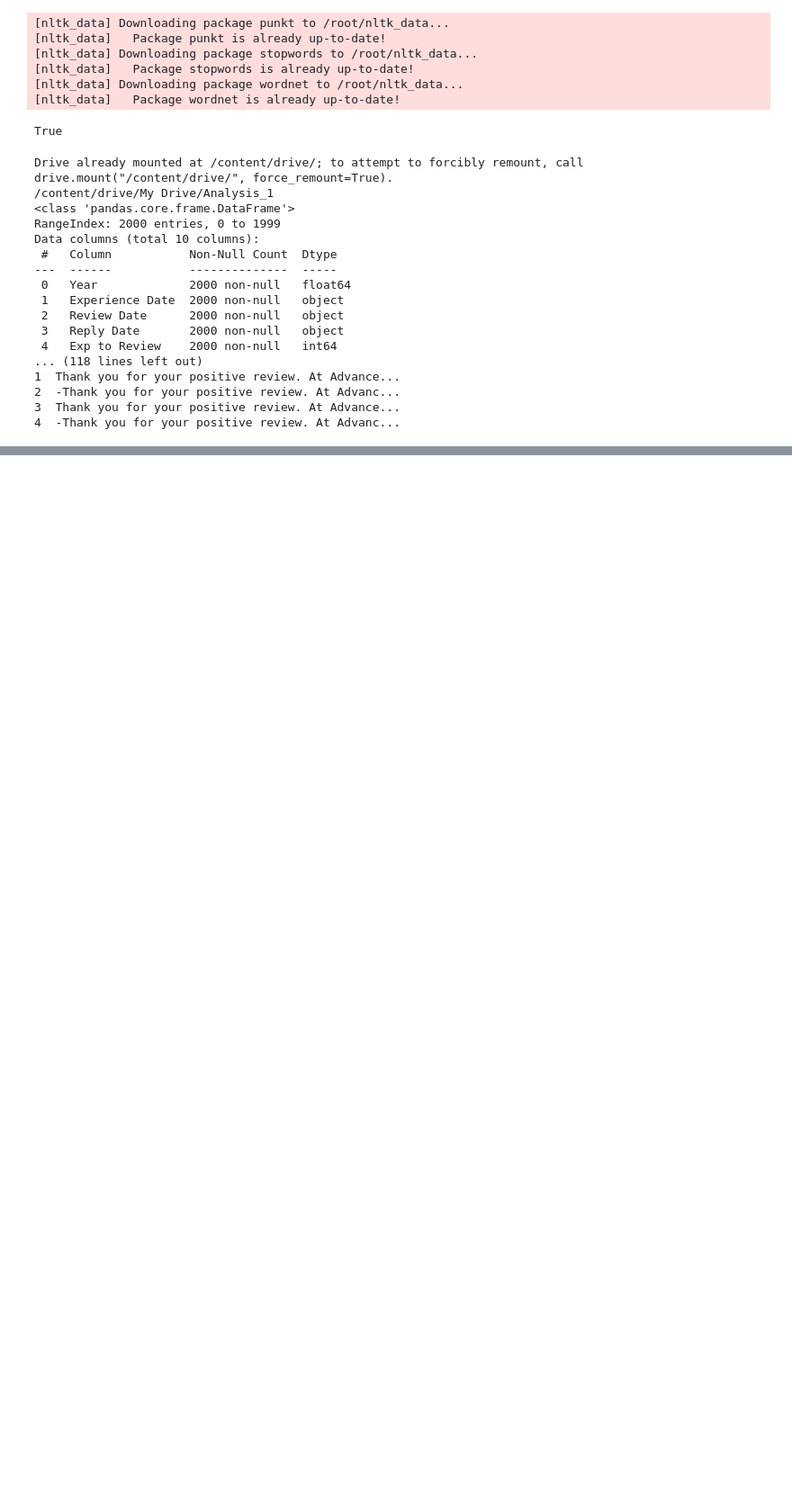
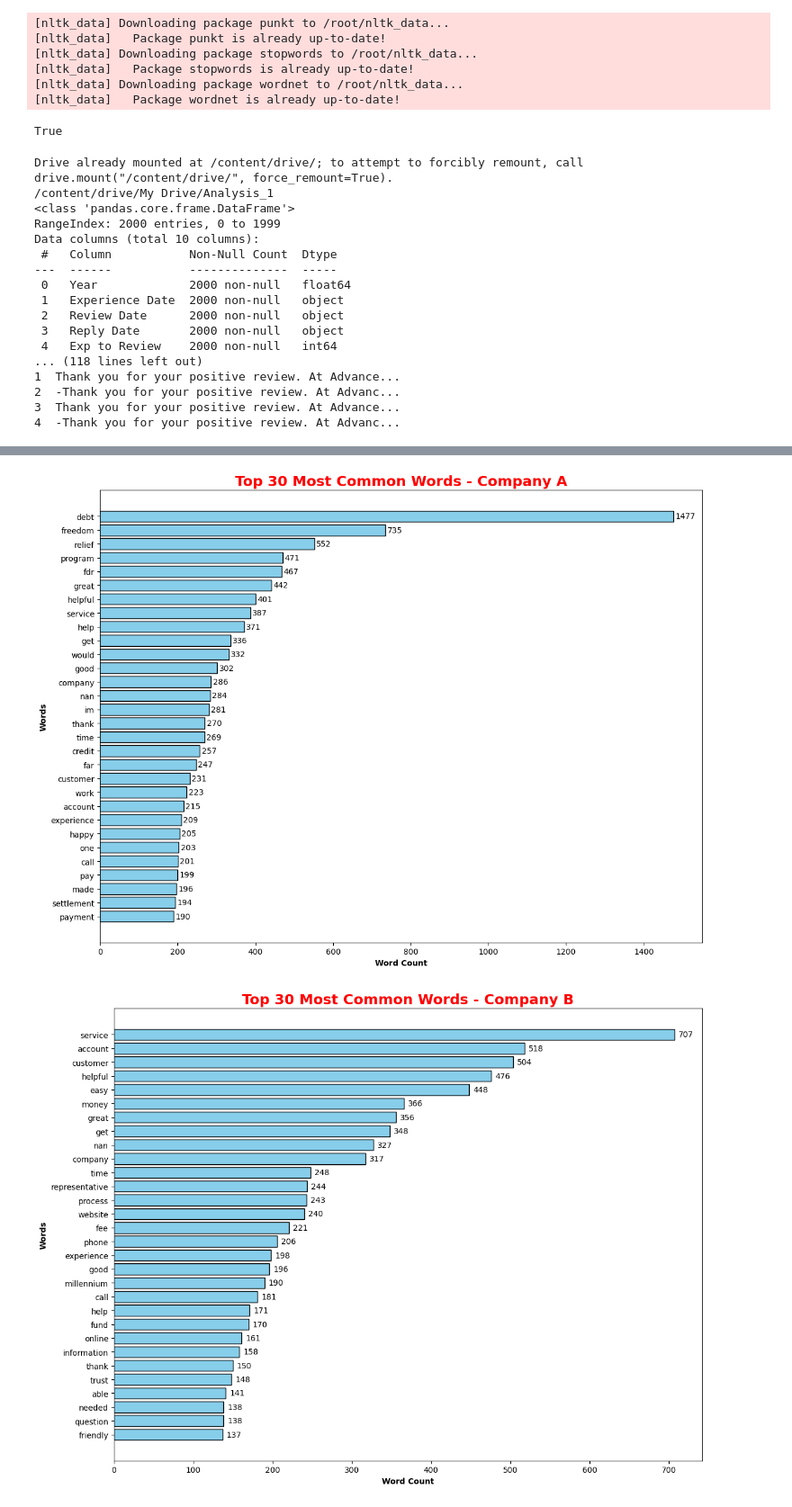
Before and after one commit to arifaygun/CustomerEye, a Jupyter notebook: Company_Reviews(Master2).ipynb, the cells around one changed output, grey strips where cells are left out. Shown at 90% size. Cells and saved outputs as stored; diff of their text form; code cells hidden in the pictures; blank space fills up the shorter version.

```diff
--- a/Company_Reviews(Master2).ipynb
+++ b/Company_Reviews(Master2).ipynb
@@ -135,0 +167,53 @@ Cleaned DataFrame 1:
+# %%
+from collections import Counter
+import matplotlib.pyplot as plt
+
+# Function to calculate word counts, display the top 30 words, and create a bar chart
+def calculate_display_and_chart_word_counts(data, title, top_n=30, bar_color='skyblue'):
+    # Concatenate and split the text, handling NaN values
+    all_words = ' '.join(str(text) for text in data if pd.notna(text)).split()
+
+    # Count the occurrences of each word
+    word_counts = Counter(all_words)
+
+    # Sort the word counts in descending order
+    sorted_word_counts = dict(sorted(word_counts.items(), key=lambda item: item[1], reverse=True))
+
+    # Create a DataFrame for the first 30 most common words
+    word_counts_df = pd.DataFrame(list(sorted_word_counts.items()), columns=['Word', 'Count'])
+
+    # Display the top 30 words
+    #print(f"\nTop 30 words for {title}:")
+    #print(word_counts_df.head(30))
+
+    # Create a horizontal bar chart for the top 30 words
+    top_words = list(sorted_word_counts.keys())[:top_n]
+    top_word_counts = list(sorted_word_counts.values())[:top_n]
+
+    # Create a horizontal bar chart with better readability
+    plt.figure(figsize=(12, 9))
+    bars = plt.barh(top_words, top_word_counts, color=bar_color, edgecolor='black', height=0.8)
+
+    # Add data values on each bar
+    for bar, count in zip(bars, top_word_counts):
+        plt.text(bar.get_width() + 5, bar.get_y() + bar.get_height() / 2, str(count), va='center', fontsize=10, color='black')
+
+    # Set axis labels and invert the y-axis for better readability
+    plt.xlabel('Word Count', fontweight='bold')
+    plt.ylabel('Words', fontweight='bold')
+    plt.gca().invert_yaxis()
+
+    # Add a title with specified properties
+    plt.title(f'Top {top_n} Most Common Words - {title}', fontsize=18, fontweight='bold', color='red')
+
+    # Show the plot
+    plt.tight_layout()
+    plt.show()
+
+# Apply the function to your DataFrames
+calculate_display_and_chart_word_counts(df1['Cleaned_Reviews'], 'Company A')
+calculate_display_and_chart_word_counts(df2['Cleaned_Reviews'], 'Company B')
+calculate_display_and_chart_word_counts(df3['Cleaned_Reviews'], 'Company C')
+# %% [output]
+[figure, added]
+[figure, added]
```
Also changed, not shown: parts of 7 cells of this notebook.
